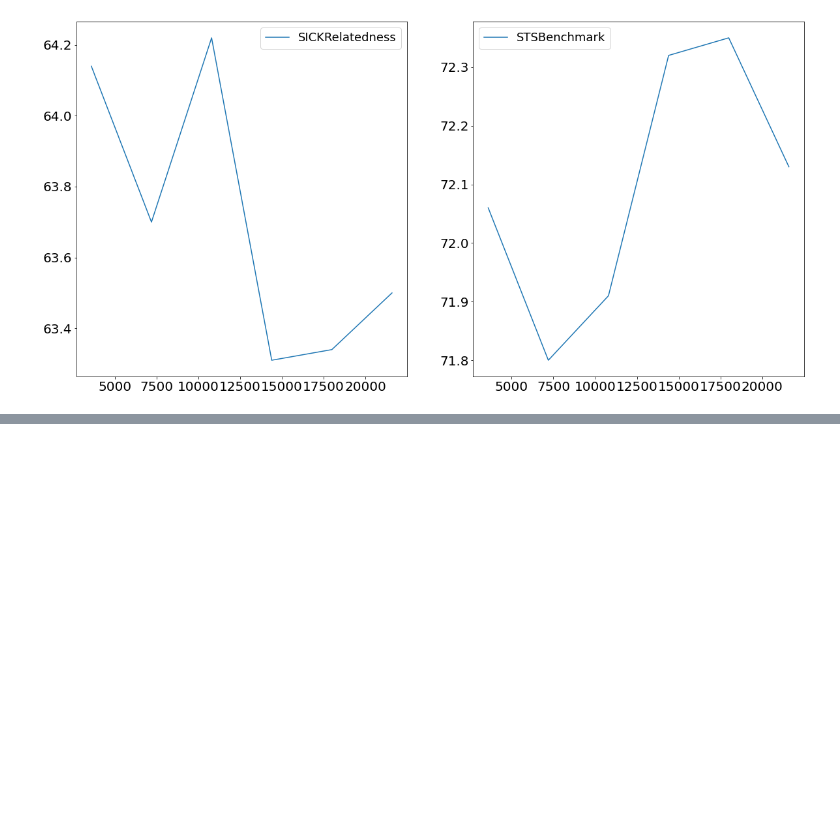
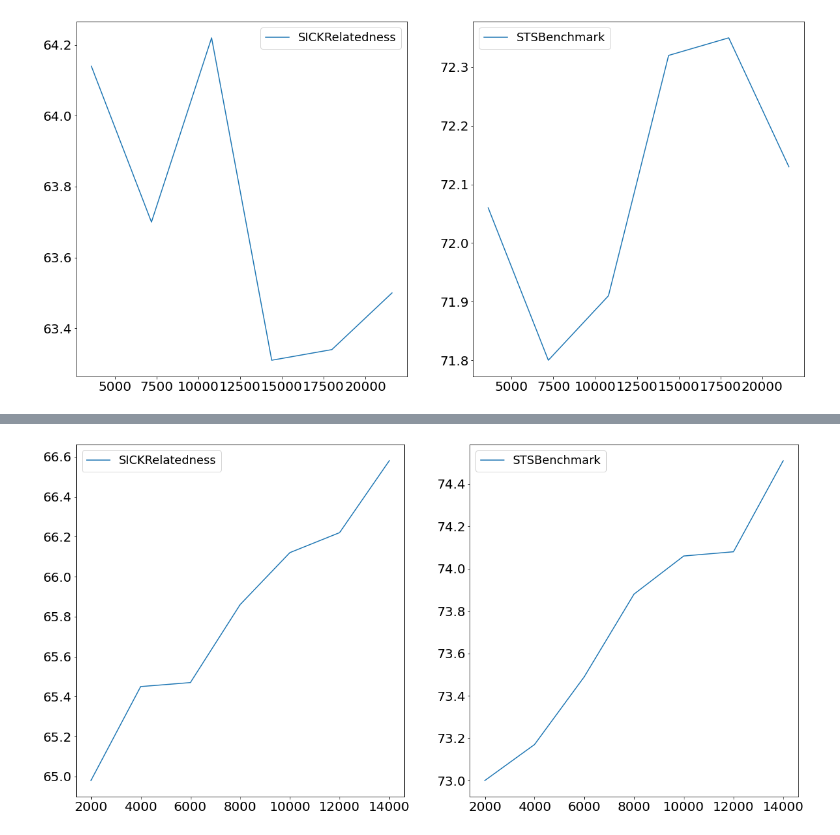
Before and after one commit to MaveriQ/barlowtwins, a Jupyter notebook: pl_model/senteval/result_plots.ipynb, the cells around one changed output, grey strips where cells are left out. Cells and saved outputs as stored; diff of their text form; code cells hidden in the pictures; blank space fills up the shorter version.

```diff
--- a/pl_model/senteval/result_plots.ipynb
+++ b/pl_model/senteval/result_plots.ipynb
@@ -169,0 +178,4 @@ process_data('bert_trainable3_bs32_lamcorr1.0_74mil_8192_2_run2.csv')
+# %%
+process_data('bert_trainable3_bs16_accum2_1mil_seq256_1cycle_4096_2.csv')
+# %% [output]
+[figure, added]
```
Also changed, not shown: parts of 25 cells of this notebook, 9 other files.
